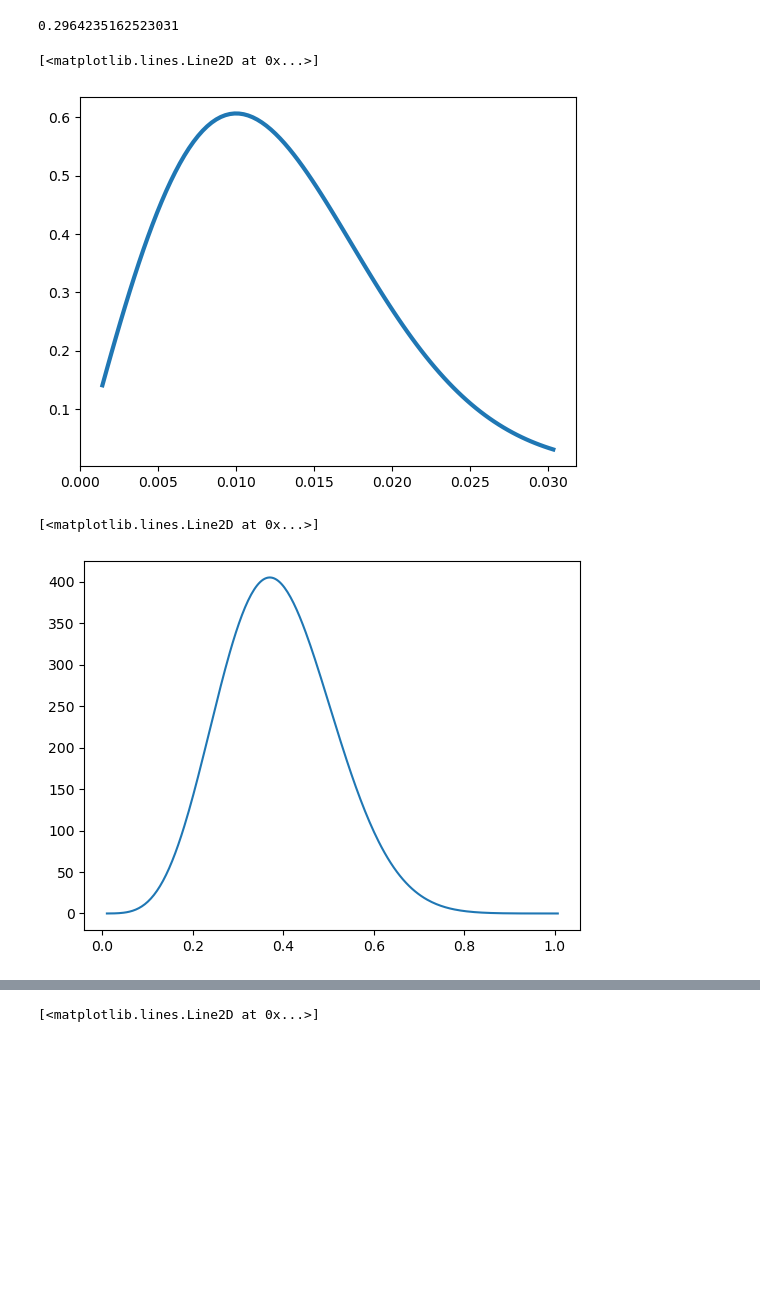
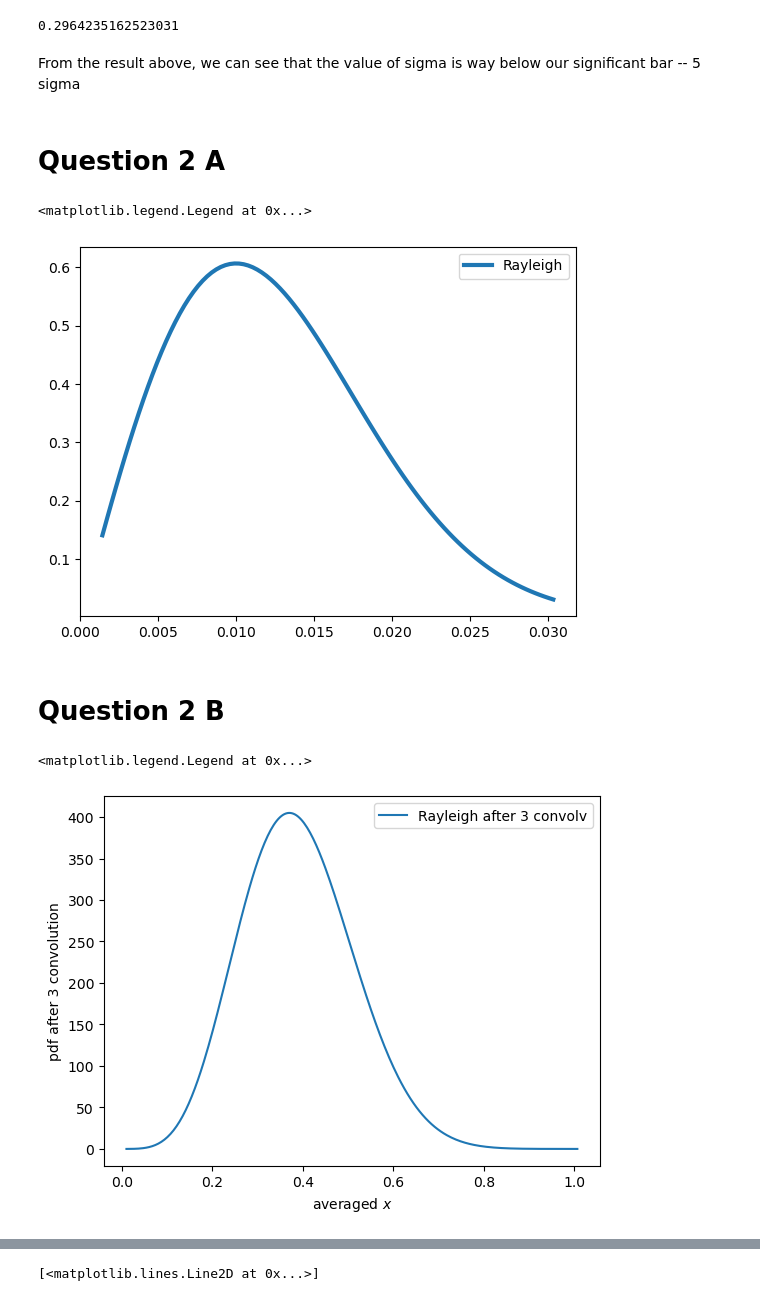
Before and after one commit to AurelianoLZA/Phys_434, a Jupyter notebook: Lab 2.ipynb, the cells around one changed output, grey strips where cells are left out. Cells and saved outputs as stored; diff of their text form; code cells hidden in the pictures; blank space fills up the shorter version.

```diff
--- a/Lab 2.ipynb
+++ b/Lab 2.ipynb
@@ -96 +103,5 @@ sigma
+# %% [markdown]
+From the result above, we can see that the value of sigma is way below our significant bar -- 5 sigma
+# %% [markdown]
+# Question 2 A
 # %%
@@ -98,20 +110,26 @@ x = np.linspace(stats.rayleigh.ppf(0.01),stats.rayleigh.ppf(0.99), 100)
 pdf = stats.rayleigh.pdf(x)
 # %%
 fig5,ax5 = plt.subplots()
-ax5.plot(x/len(x),pdf,lw = "3")
+ax5.plot(x/len(x),pdf,lw = "3",label="Rayleigh")
+ax5.legend()
 # %% [output]
-[<matplotlib.lines.Line2D at 0x...>]
+<matplotlib.legend.Legend at 0x...>
-[figure, old version]
+[figure, new version]
+# %% [markdown]
+# Question 2 B
 # %%
 new_pdf = convolv(pdf,pdf,3)
 x1 = np.linspace(3,3*len(x),len(x)+2*(len(x)-1))
 # %%
 fig,ax = plt.subplots()
 #plt.yscale("log")
-ax.plot(x1/len(x1),new_pdf)
+ax.plot(x1/len(x1),new_pdf,label="Rayleigh after 3 convolv")
+ax.set_xlabel("averaged $x$")
+ax.set_ylabel("pdf after 3 convolution")
+ax.legend()
 # %% [output]
-[<matplotlib.lines.Line2D at 0x...>]
+<matplotlib.legend.Legend at 0x...>
-[figure, old version]
+[figure, new version]
 # %%
 new_pdf1 = convolv(pdf,pdf,8)
 x2 = np.linspace(8,8*len(x),len(x)+7*(len(x)-1))
```
Also changed, not shown: parts of 65 cells of this notebook.
